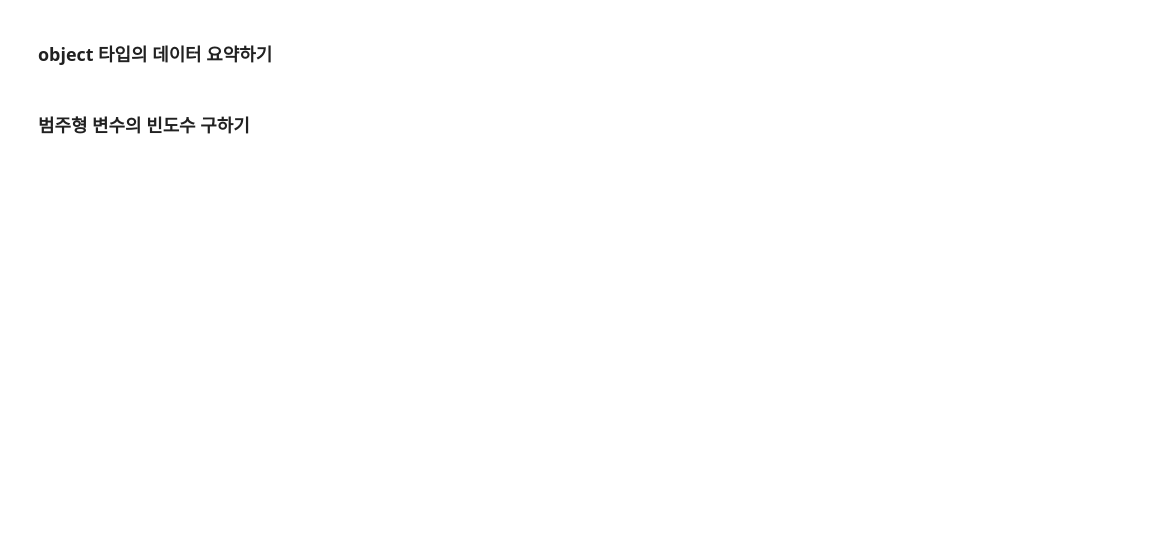
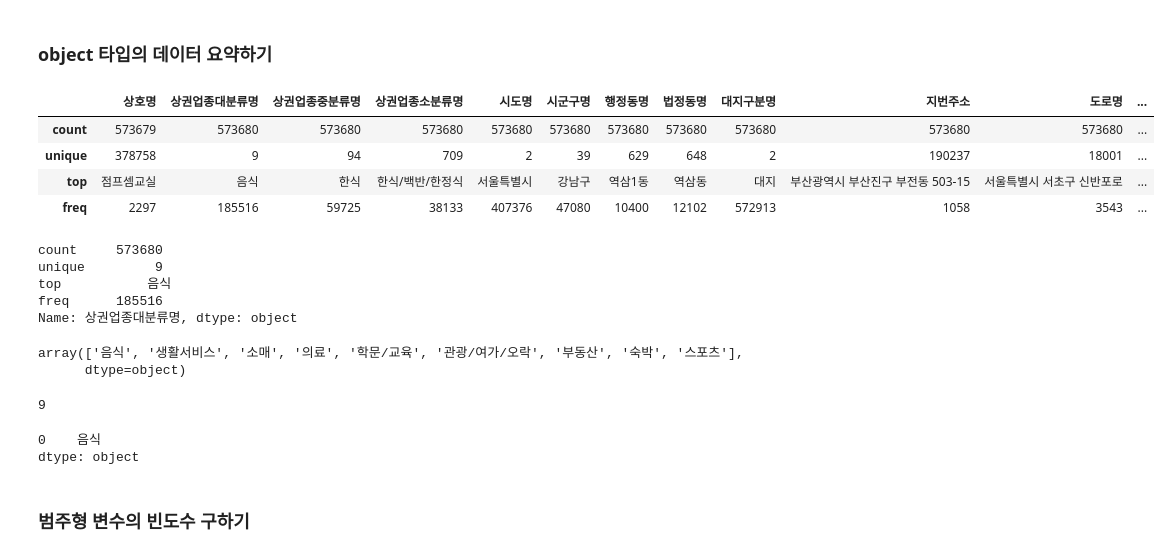
Before and after one commit to LEESANGNAM/pandas, a Jupyter notebook: open-data-analysis-basic-master/02-store-eda-input.ipynb, the cells around one changed output. Drawn from its saved outputs; the diff is of its cells as text; code cells hidden in the pictures; blank space fills up the shorter version.

```diff
--- a/open-data-analysis-basic-master/02-store-eda-input.ipynb
+++ b/open-data-analysis-basic-master/02-store-eda-input.ipynb
@@ -684,12 +653,41 @@ sns.lmplot(data=df.sample(1000),x="경도",y="위도",hue="시도명",col="시
 ### object 타입의 데이터 요약하기
 # %%
 # include="object" 로 문자열 데이터에 대한 요약을 봅니다.
+df.describe(include="object")
+# %% [output]
+|  | 상호명 | 상권업종대분류명 | 상권업종중분류명 | 상권업종소분류명 | 시도명 | 시군구명 | 행정동명 | 법정동명 | 대지구분명 | 지번주소 | 도로명 | ... |
+| count | 573679 | 573680 | 573680 | 573680 | 573680 | 573680 | 573680 | 573680 | 573680 | 573680 | 573680 | ... |
+| unique | 378758 | 9 | 94 | 709 | 2 | 39 | 629 | 648 | 2 | 190237 | 18001 | ... |
+| top | 점프셈교실 | 음식 | 한식 | 한식/백반/한정식 | 서울특별시 | 강남구 | 역삼1동 | 역삼동 | 대지 | 부산광역시 부산진구 부전동 503-15 | 서울특별시 서초구 신반포로 | ... |
+| freq | 2297 | 185516 | 59725 | 38133 | 407376 | 47080 | 10400 | 12102 | 572913 | 1058 | 3543 | ... |
 # %%
 # 상권업종대분류명 의 요약값을 봅니다.
+df["상권업종대분류명"].describe()
+# %% [output]
+count     573680
+unique         9
+top           음식
+freq      185516
+Name: 상권업종대분류명, dtype: object
 # %%
 # 상권업종대분류명 의 unique 값을 봅니다.
+
+
+df["상권업종대분류명"].unique()
+# %% [output]
+array(['음식', '생활서비스', '소매', '의료', '학문/교육', '관광/여가/오락', '부동산', '숙박', '스포츠'],
+      dtype=object)
 # %%
 # 상권업종대분류명 의 unique 값의 갯수를 세어봅니다.
+df["상권업종대분류명"].nunique()
+# %% [output]
+9
+# %%
+
+df["상권업종대분류명"].mode()
+# %% [output]
+0    음식
+dtype: object
 # %% [markdown]
 ### 범주형 변수의 빈도수 구하기
 # %%
```
Also changed, not shown: parts of 21 cells of this notebook.
